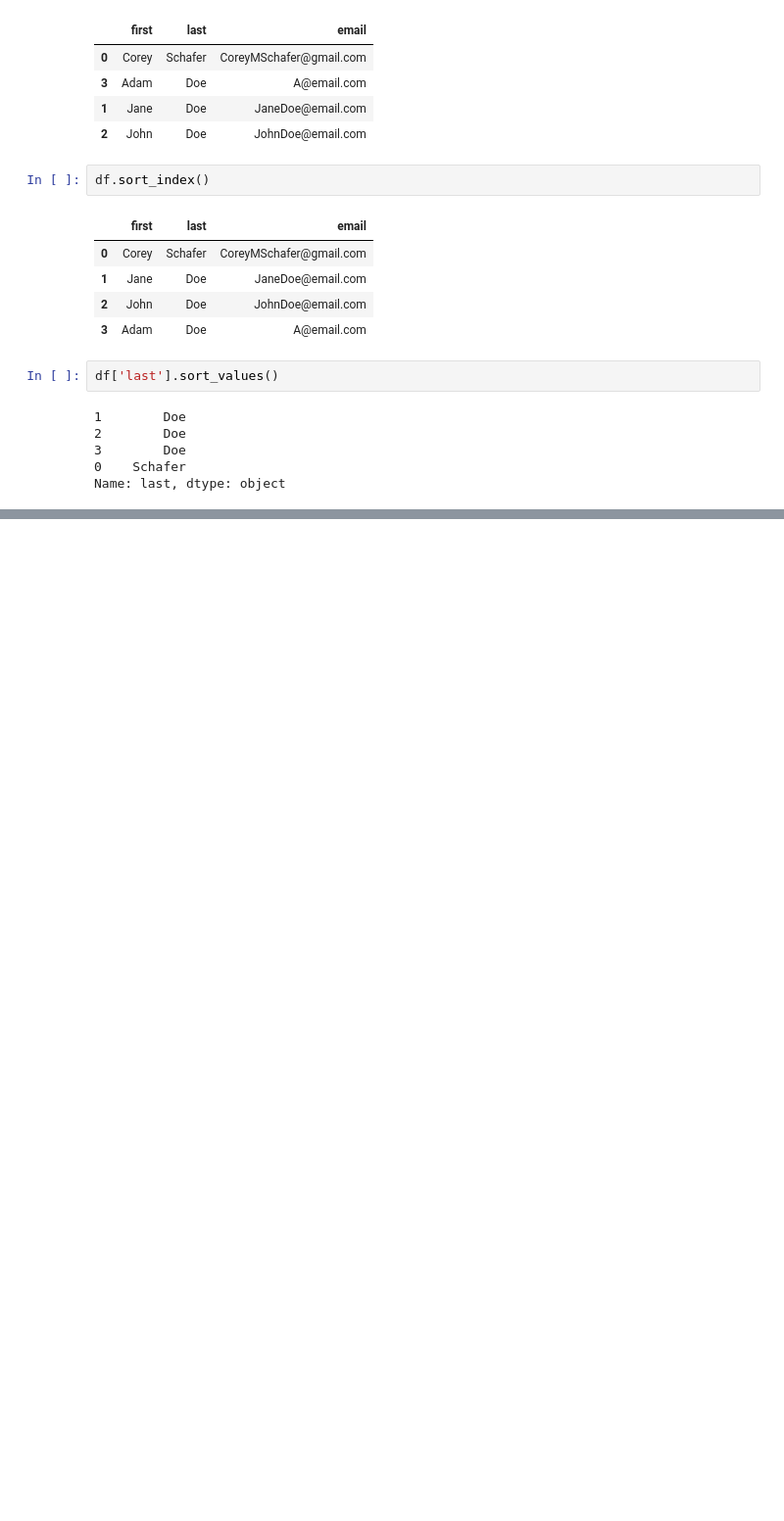
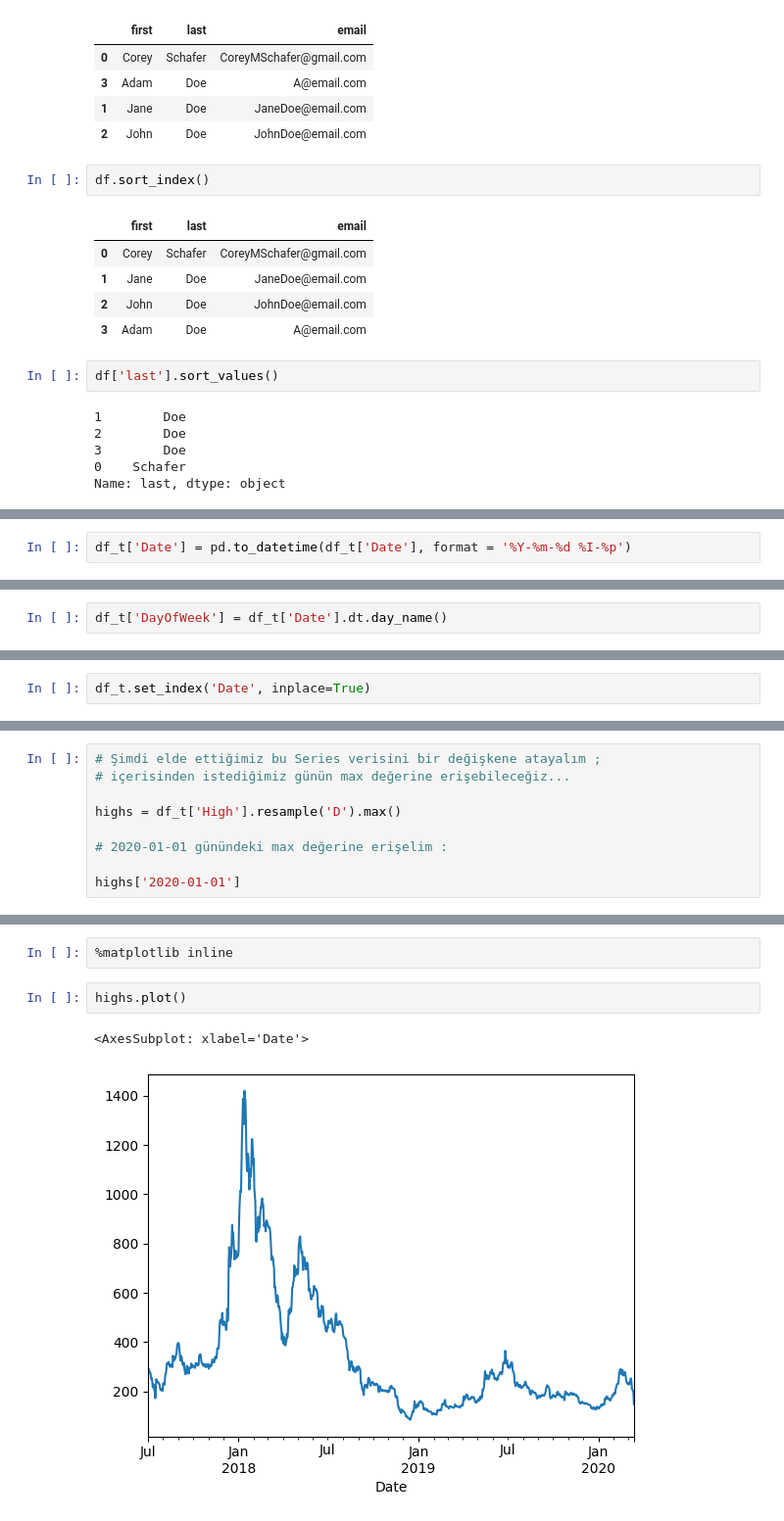
Before and after one commit to SefaYusuf/Pandas_Lessons, a Jupyter notebook: Pandas_Dersnotu/Pandas-Ders03.ipynb, the cells around one changed output, grey strips where cells are left out. Shown: that part at 98% size. Cells and saved outputs as stored; diff of their text form; blank space fills up the shorter version.

```diff
--- a/Pandas_Dersnotu/Pandas-Ders03.ipynb
+++ b/Pandas_Dersnotu/Pandas-Ders03.ipynb
@@ -379,0 +623,2 @@ Name: last, dtype: object
+# %%
+df_t['Date'] = pd.to_datetime(df_t['Date'], format = '%Y-%m-%d %I-%p')
@@ -379,0 +665,2 @@ Name: last, dtype: object
+# %%
+df_t['DayOfWeek'] = df_t['Date'].dt.day_name()
@@ -379,0 +728,2 @@ Name: last, dtype: object
+# %%
+df_t.set_index('Date', inplace=True)
@@ -379,0 +837,9 @@ Name: last, dtype: object
+# %%
+# Şimdi elde ettiğimiz bu Series verisini bir değişkene atayalım ;
+# içerisinden istediğimiz günün max değerine erişebileceğiz...
+
+highs = df_t['High'].resample('D').max()
+
+# 2020-01-01 günündeki max değerine erişelim :
+
+highs['2020-01-01']
@@ -379,0 +864,7 @@ Name: last, dtype: object
+# %%
+%matplotlib inline
+# %%
+highs.plot()
+# %% [output]
+<AxesSubplot: xlabel='Date'>
+[figure, added]
```
Also changed, not shown: parts of 54 cells of this notebook, 1 other file.
